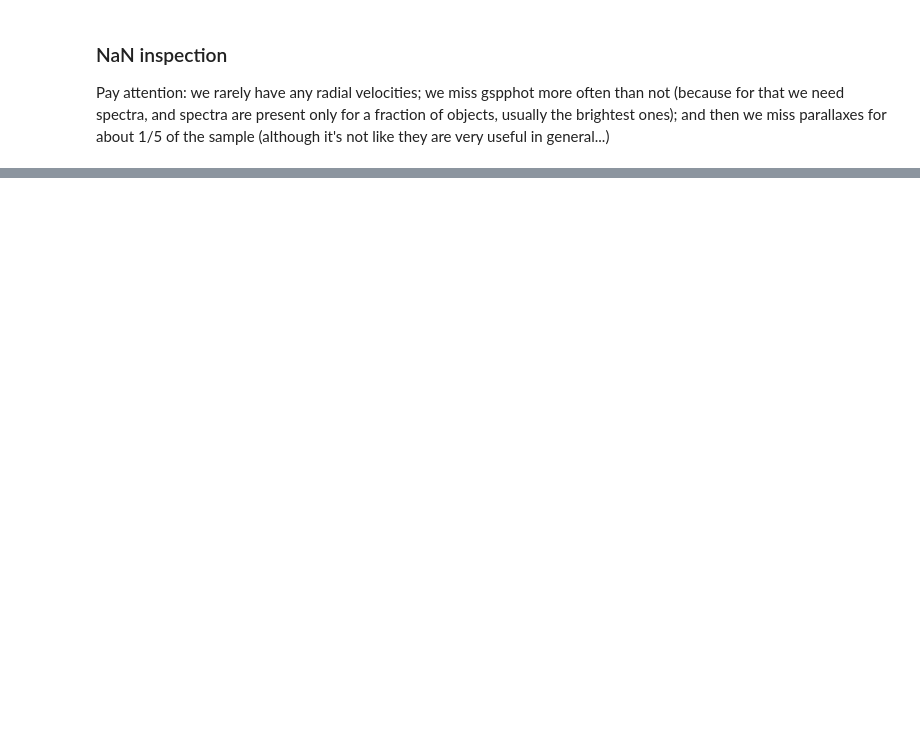
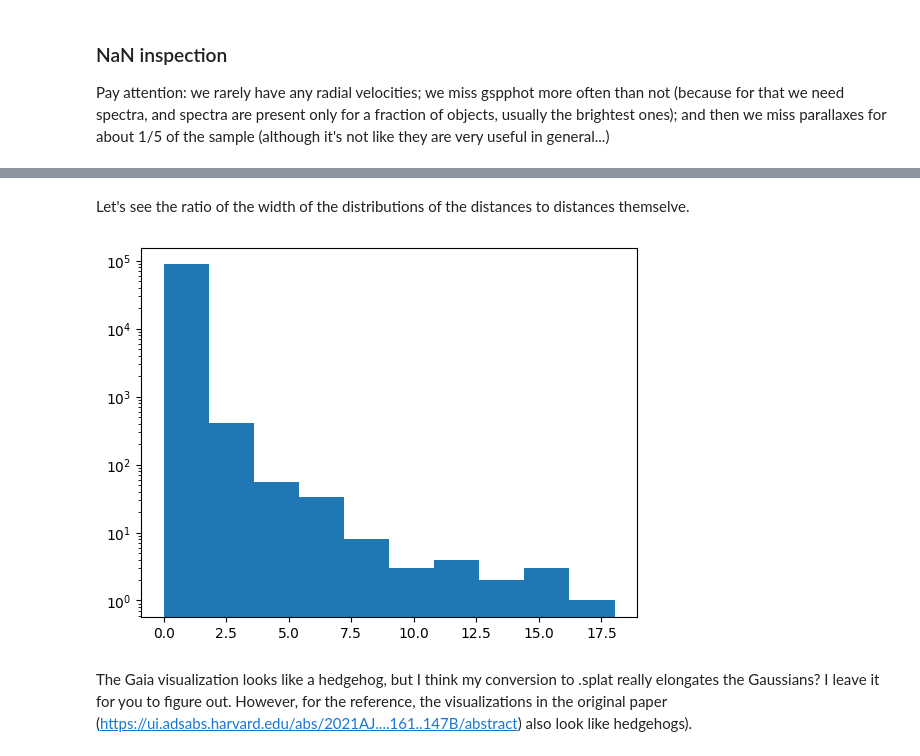
Before and after one commit to ShrRa/gaia_vis, a Jupyter notebook: 02_inspection/01_summary_report.ipynb, the cells around one changed output, grey strips where cells are left out. Cells and saved outputs as stored; diff of their text form; code cells hidden in the pictures; blank space fills up the shorter version.

```diff
--- a/02_inspection/01_summary_report.ipynb
+++ b/02_inspection/01_summary_report.ipynb
@@ -115,0 +140,10 @@ ax.legend()
+# %% [markdown]
+Let's see the ratio of the width of the distributions of the distances to distances themselve.
+# %%
+mask = ~(df['r_med_photogeo'].isna()) & (df['r_hi_photogeo'] - df['r_lo_photogeo'] != 0)
+plt.hist((df[mask]['r_hi_photogeo'] - df[mask]['r_lo_photogeo'])/df[mask]['r_med_photogeo'],label='BJ distance',log=True);
+# %% [output]
+[figure, added]
+# %% [markdown]
+The Gaia visualization looks like a hedgehog, but I think my conversion to .splat really elongates the Gaussians? I leave it for you to figure out.
+However, for the reference, the visualizations in the original paper (https://ui.adsabs.harvard.edu/abs/2021AJ....161..147B/abstract) also look like hedgehogs).
```
Also changed, not shown: parts of 10 cells of this notebook, 1 other file.
